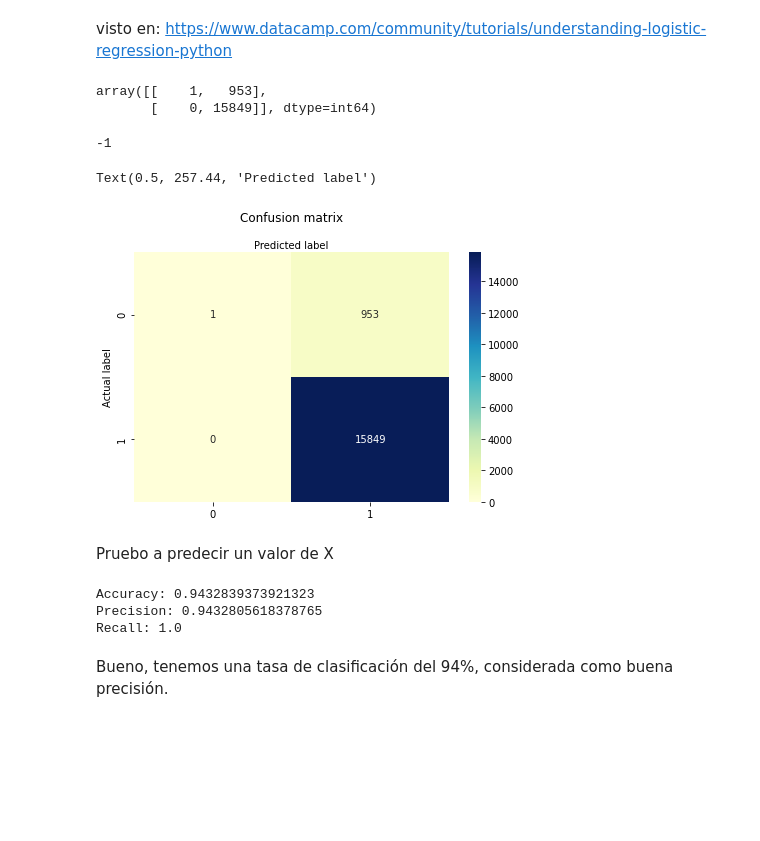
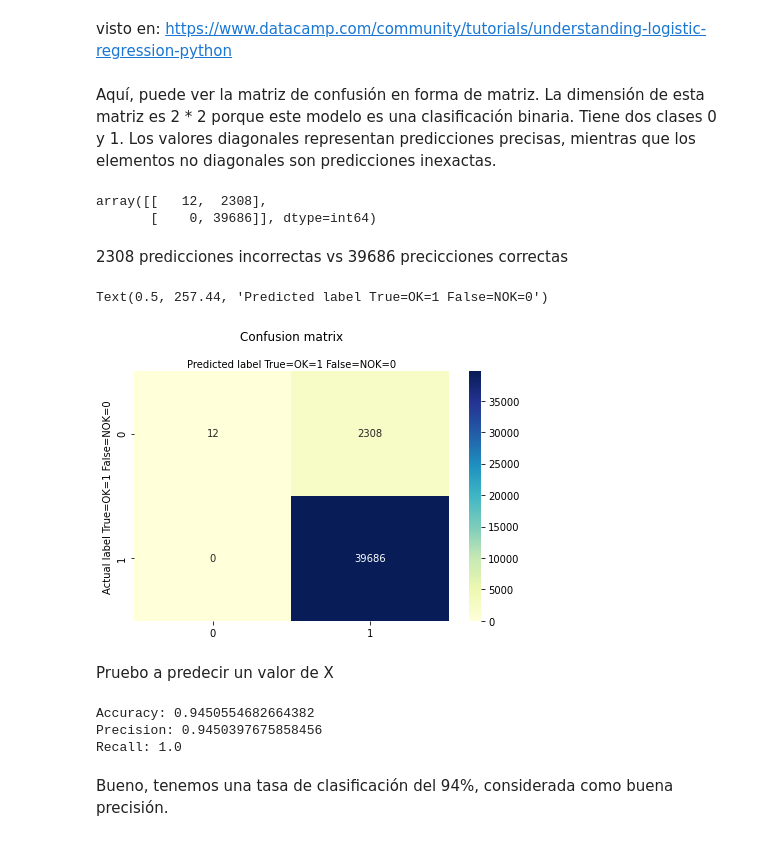
Before and after one commit to guillermodean/TTM_Pamplona, a Jupyter notebook: TTM_Pamplona.ipynb, the cells around one changed output. Cells and saved outputs as stored; diff of their text form; code cells hidden in the pictures; blank space fills up the shorter version.

Commit message:
precision and recall

```diff
--- a/TTM_Pamplona.ipynb
+++ b/TTM_Pamplona.ipynb
@@ -371,4 +371,4 @@ Creo los features y defino los results , además a traves de train test split di
 # %%
 X=dfX_[['Torque_min','Torque_max','Angle_min','Angle_max','Pset_name_cat','Modelo']].values
 y=dfX_[['Resultbin']]
-x_train, x_test, y_train, y_test = train_test_split(X, y, test_size=0.10, random_state=1)
+x_train, x_test, y_train, y_test = train_test_split(X, y, test_size=0.25, random_state=1)
@@ -418,14 +417,10 @@ Aquí, puede ver la matriz de confusión en forma de matriz. La dimensión de es
+# %% [markdown]
+Aquí, puede ver la matriz de confusión en forma de matriz. La dimensión de esta matriz es 2 * 2 porque este modelo es una clasificación binaria. Tiene dos clases 0 y 1. Los valores diagonales representan predicciones precisas, mientras que los elementos no diagonales son predicciones inexactas.
 # %%
 from sklearn import metrics
 y_pred=model.predict(x_test)
 cnf_matrix = metrics.confusion_matrix(y_test, y_pred)
 cnf_matrix
 # %% [output]
-array([[    1,   953],
-       [    0, 15849]], dtype=int64)
+array([[   12,  2308],
+       [    0, 39686]], dtype=int64)
-# %%
-suma=953+15849
-porloquesea=suma - x_test.shape[0]
-porloquesea
-# %% [output]
--1
@@ -434,20 +427,22 @@ porloquesea
+# %% [markdown]
+2308 predicciones incorrectas vs 39686 precicciones correctas
 # %%
 import numpy as np
 class_names=[0,1] # name  of classes
 fig, ax = plt.subplots()
 tick_marks = np.arange(len(class_names))
 plt.xticks(tick_marks, class_names)
 plt.yticks(tick_marks, class_names)
 # create heatmap
 sns.heatmap(pd.DataFrame(cnf_matrix), annot=True, cmap="YlGnBu" ,fmt='g')
 ax.xaxis.set_label_position("top")
 plt.tight_layout()
 plt.title('Confusion matrix', y=1.1)
-plt.ylabel('Actual label')
-plt.xlabel('Predicted label')
+plt.ylabel('Actual label True=OK=1 False=NOK=0')
+plt.xlabel('Predicted label True=OK=1 False=NOK=0')
 # %% [output]
-Text(0.5, 257.44, 'Predicted label')
+Text(0.5, 257.44, 'Predicted label True=OK=1 False=NOK=0')
-[figure, old version]
+[figure, new version]
 # %% [markdown]
 Pruebo a predecir un valor de X
 # %%
@@ -456,8 +451,8 @@ print("Accuracy:",metrics.accuracy_score(y_test, y_pred))
 print("Precision:",metrics.precision_score(y_test, y_pred))
 print("Recall:",metrics.recall_score(y_test, y_pred))
 # %% [output]
-Accuracy: 0.9432839373921323
-Precision: 0.9432805618378765
+Accuracy: 0.9450554682664382
+Precision: 0.9450397675858456
 Recall: 1.0
 # %% [markdown]
 Bueno, tenemos una tasa de clasificación del 94%, considerada como buena precisión.
```
Also changed, not shown: parts of 19 cells of this notebook.
